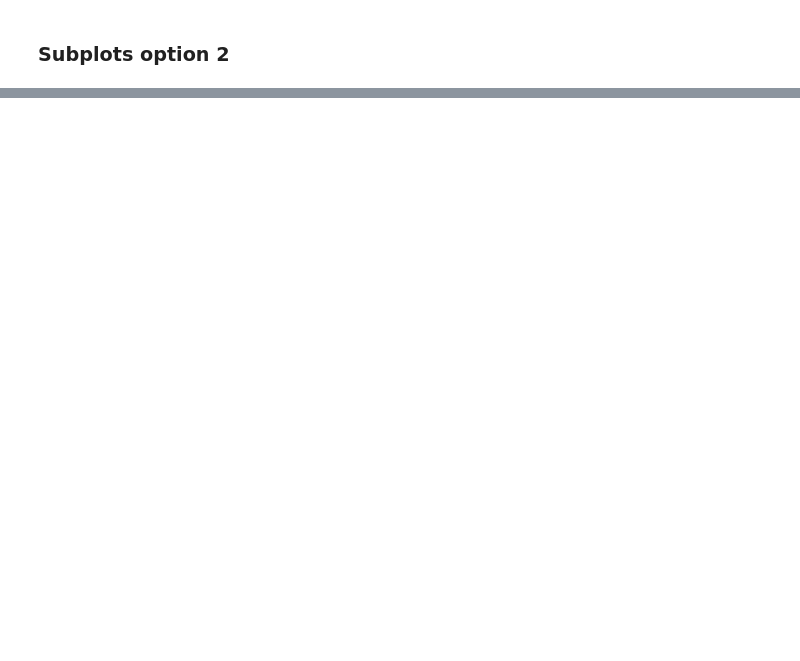
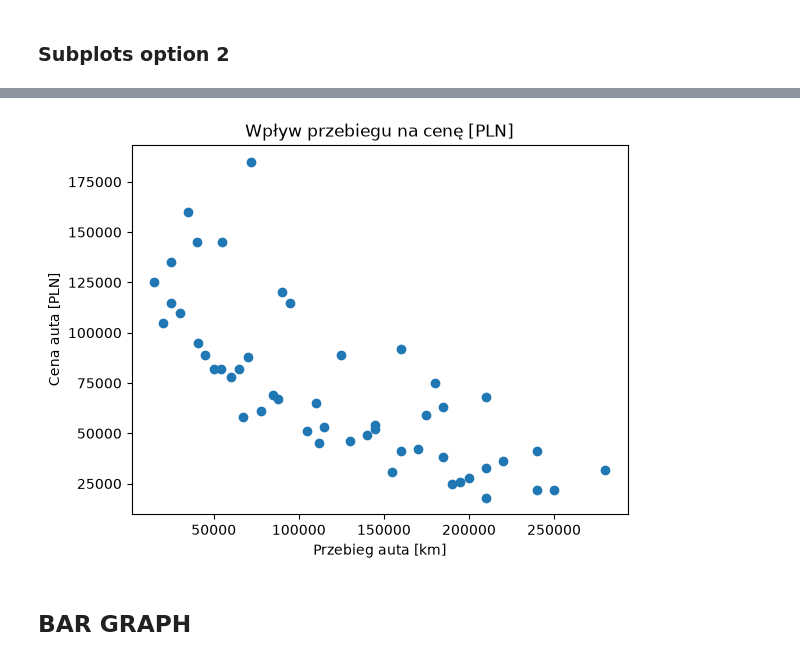
Before and after one commit to pavlovskakristina/ML-journey, a Jupyter notebook: Project2/matplotlib.ipynb, the cells around one changed output, grey strips where cells are left out. Saved outputs shown, nothing was run; the diff lists cells and outputs as text; code cells hidden in the pictures; blank space fills up the shorter version.

```diff
--- a/Project2/matplotlib.ipynb
+++ b/Project2/matplotlib.ipynb
@@ -181,0 +260,14 @@ ax[1, 1].hist(np.random.randn(1000));
+# %%
+import matplotlib.pyplot as plt
+x = car_sales["Przebieg_km"]
+y = car_sales["Cena_PLN"]
+plt.scatter(x, y);
+title = "Wpływ przebiegu na cenę [PLN]"
+plt.title(title)
+plt.xlabel("Przebieg auta [km]")
+plt.ylabel("Cena auta [PLN]")
+plt.show();
+# %% [output]
+[figure, added]
+# %% [markdown]
+## BAR GRAPH
```
Also changed, not shown: parts of 20 cells of this notebook, 3 other files.
